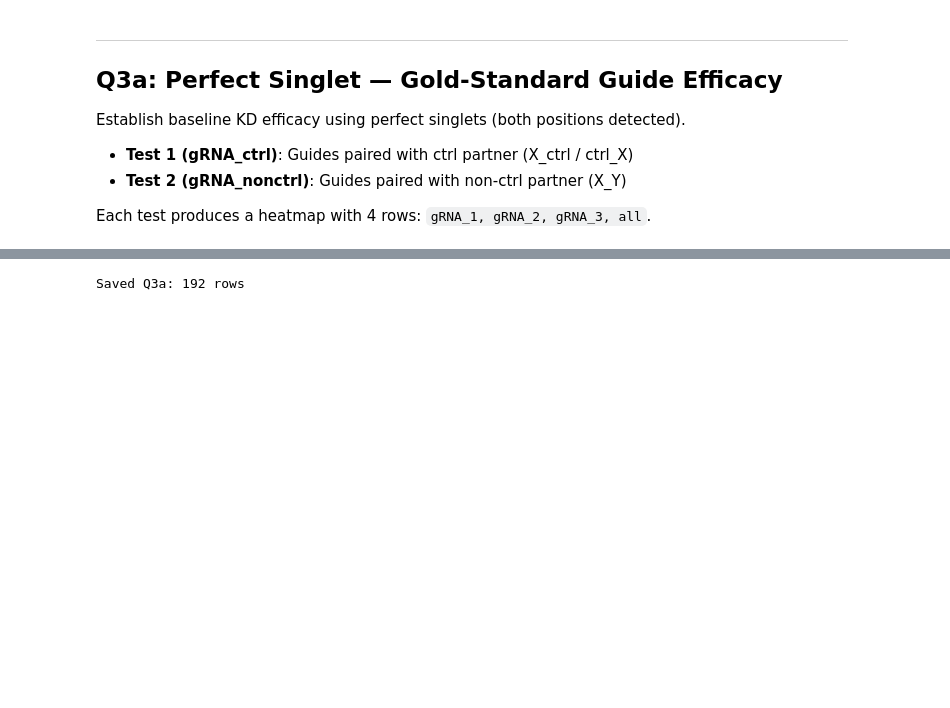
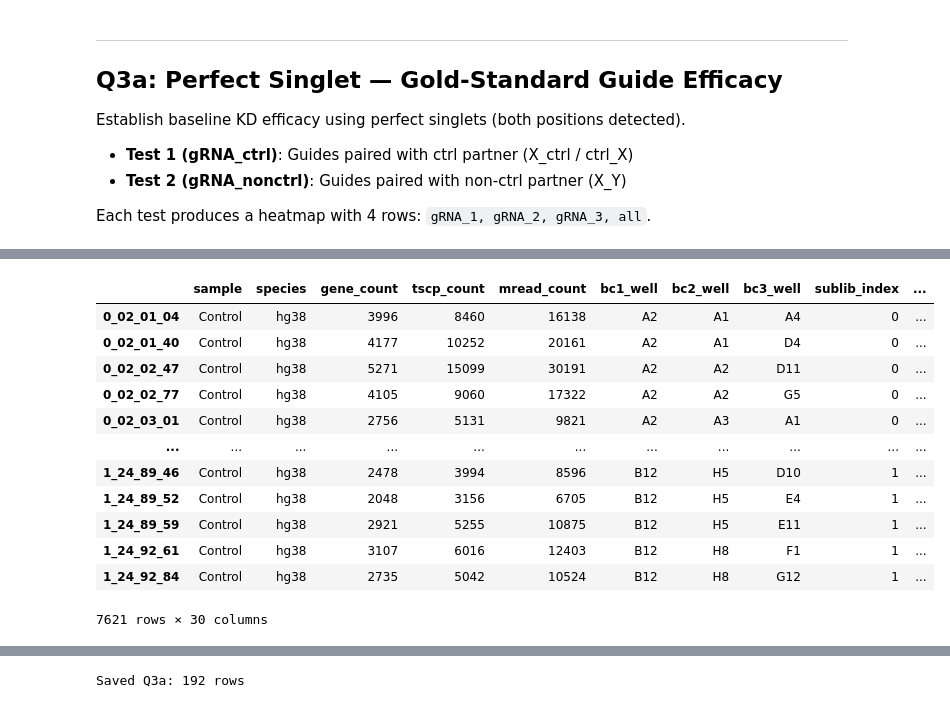
Before and after one commit to jhjiang2020/CSM_ccperturbseq, a Jupyter notebook: scripts/qc_analysis.ipynb, the cells around one changed output, grey strips where cells are left out. Drawn from its saved outputs; the diff is of its cells as text; code cells hidden in the pictures; blank space fills up the shorter version.

```diff
--- a/scripts/qc_analysis.ipynb
+++ b/scripts/qc_analysis.ipynb
@@ -593,3 +589,21 @@ Q3a ctrl results: 96 rows
+# %%
+sample_cells = perfect_df[perfect_df['sample'] == sample_name]
+sample_cells = sample_cells[nonctrl_cell_mask]
+sample_cells
+# %% [output]
+|  | sample | species | gene_count | tscp_count | mread_count | bc1_well | bc2_well | bc3_well | sublib_index | ... |
+| 0_02_01_04 | Control | hg38 | 3996 | 8460 | 16138 | A2 | A1 | A4 | 0 | ... |
+| 0_02_01_40 | Control | hg38 | 4177 | 10252 | 20161 | A2 | A1 | D4 | 0 | ... |
+| 0_02_02_47 | Control | hg38 | 5271 | 15099 | 30191 | A2 | A2 | D11 | 0 | ... |
+| 0_02_02_77 | Control | hg38 | 4105 | 9060 | 17322 | A2 | A2 | G5 | 0 | ... |
+| 0_02_03_01 | Control | hg38 | 2756 | 5131 | 9821 | A2 | A3 | A1 | 0 | ... |
+| ... | ... | ... | ... | ... | ... | ... | ... | ... | ... | ... |
+| 1_24_89_46 | Control | hg38 | 2478 | 3994 | 8596 | B12 | H5 | D10 | 1 | ... |
+| 1_24_89_52 | Control | hg38 | 2048 | 3156 | 6705 | B12 | H5 | E4 | 1 | ... |
+| 1_24_89_59 | Control | hg38 | 2921 | 5255 | 10875 | B12 | H5 | E11 | 1 | ... |
+| 1_24_92_61 | Control | hg38 | 3107 | 6016 | 12403 | B12 | H8 | F1 | 1 | ... |
+| 1_24_92_84 | Control | hg38 | 2735 | 5042 | 10524 | B12 | H8 | G12 | 1 | ... |
+7621 rows × 30 columns
 # %%
 # === Q3a Test 2: Perfect singlet — gRNA_nonctrl ===
 # exclude CCM2_TLNRD1 and CCM2_MAPK7 guides as there might be inteference/compensatory effects between these two genes (since they are in the same pathway and might have functional redundancy),
```
Also changed, not shown: parts of 54 cells of this notebook, 1 other file.
